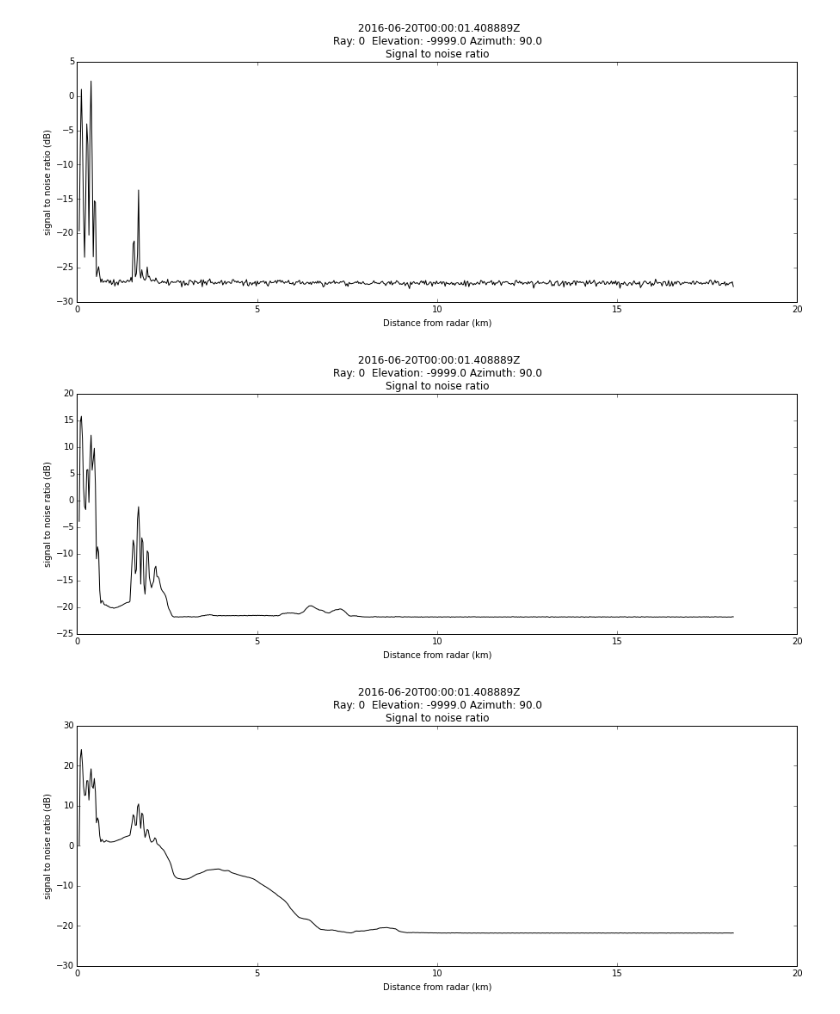
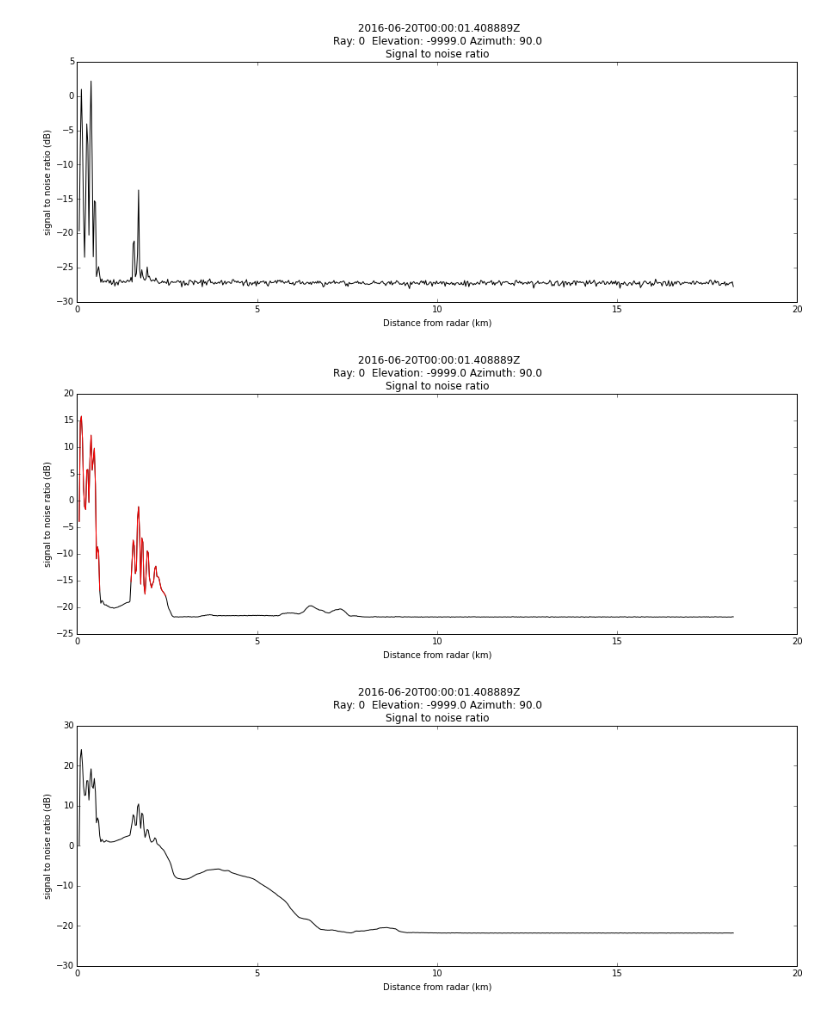
Before and after one commit to EVS-ATMOS/ARM-Alaska, a Jupyter notebook: notebooks/Test code and save file.ipynb, the cells around one changed output. Saved outputs shown, nothing was run; the diff lists cells and outputs as text; code cells hidden in the pictures.

```diff
--- a/notebooks/Test code and save file.ipynb
+++ b/notebooks/Test code and save file.ipynb
@@ -294,3 +285,8 @@ out_radar.pyattime
+# %%
+a_gatefilter = pyart.filters.GateFilter(out_radar)
+a_gatefilter.include_none()
+a_gatefilter.include_above('daily_mean_sunny_snr', -18)
+a_gatefilter.include_above('daily_min_snr', -25)
 # %%
 myfig = plt.figure(figsize = [15,5])
 myd=pyart.graph.RadarDisplay(out_radar)
@@ -300,9 +296,12 @@ myd.plot_ray('daily_min_snr',0)
 # %%
 myfig = plt.figure(figsize = [15,5])
 myd=pyart.graph.RadarDisplay(out_radar)
 myd.plot_ray('daily_mean_sunny_snr',0)
+myd.plot_ray('daily_mean_sunny_snr',
+             0 , gatefilter=a_gatefilter,
+             ax = plt.gca(), format_str='r')
 # %% [output]
-[figure, old version]
+[figure, new version]
 # %%
 myfig = plt.figure(figsize = [15,5])
 myd=pyart.graph.RadarDisplay(out_radar)
```
Also changed, not shown: parts of 2 cells of this notebook, 4 other files.
